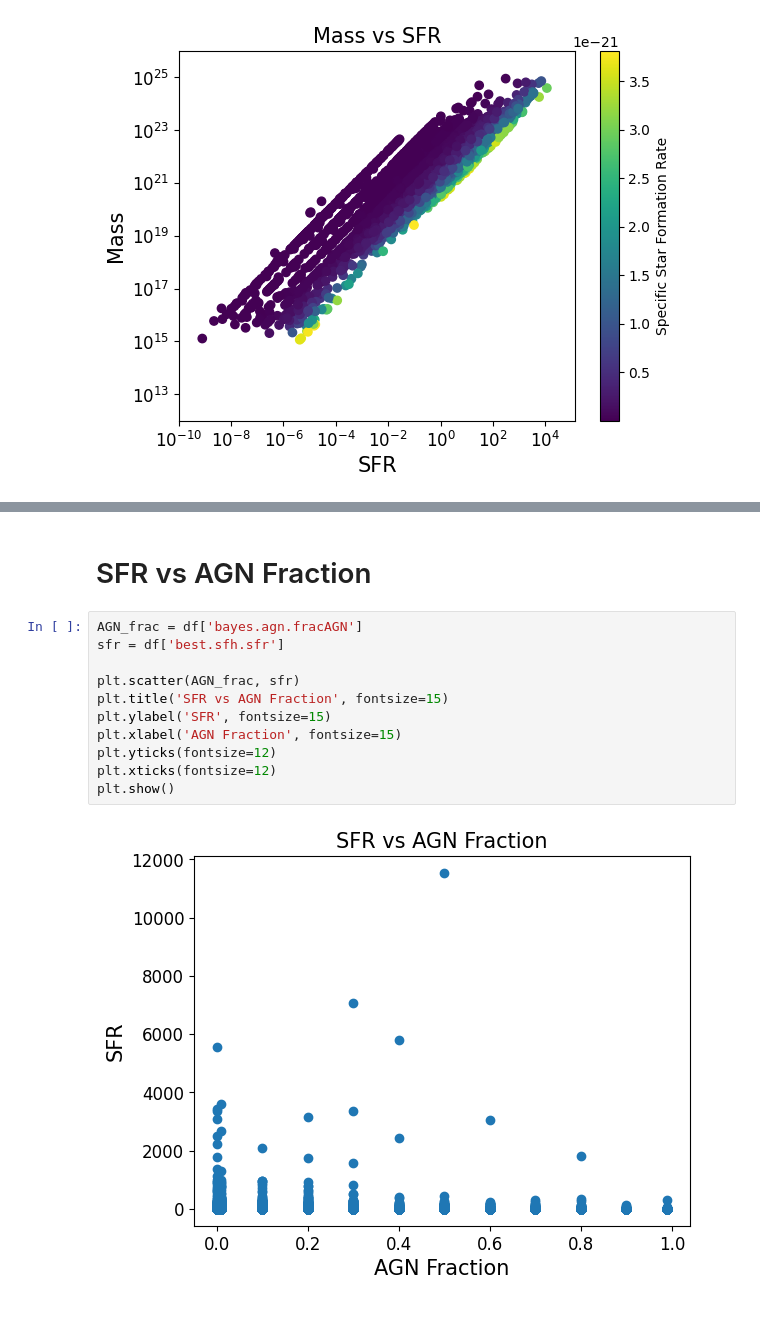
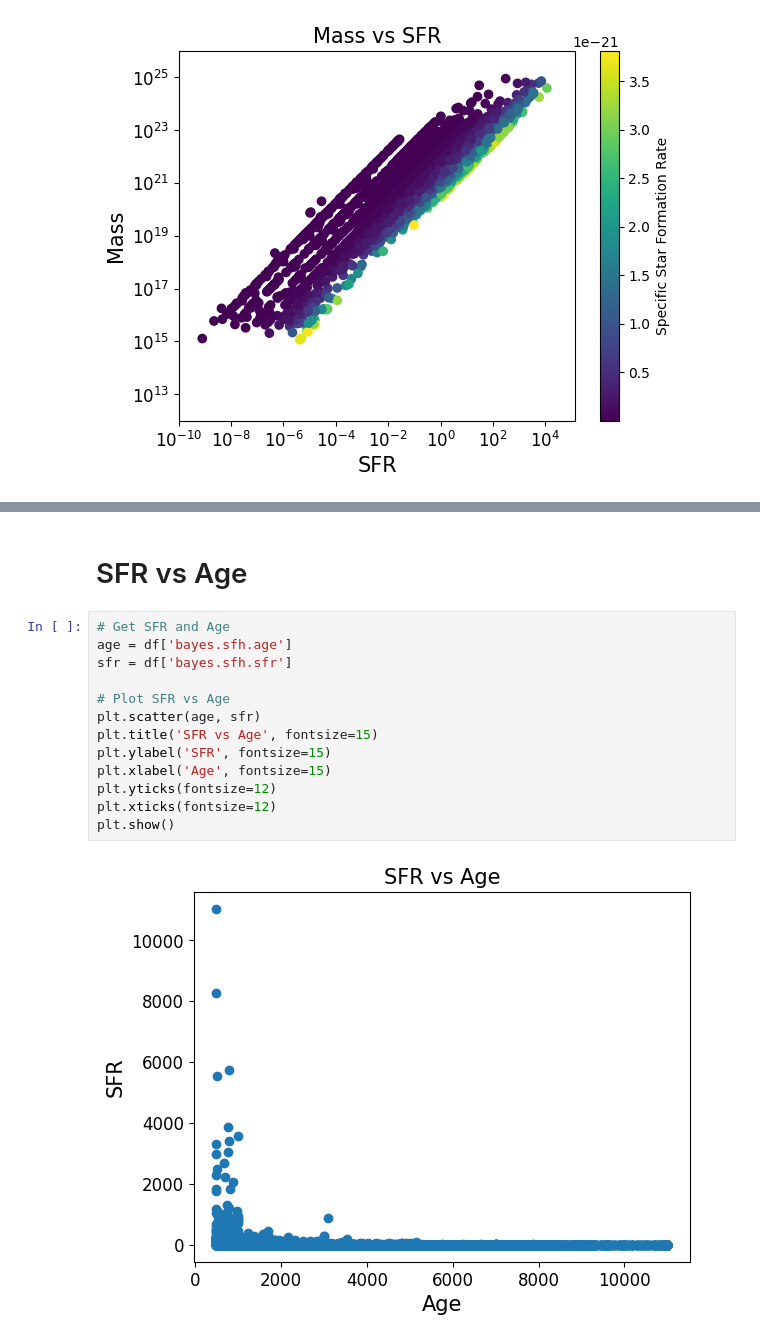
Before and after one commit to daniel-lyon/MPhil-Code, a Jupyter notebook: scaling_plots.ipynb, the cells around one changed output, grey strips where cells are left out. Drawn from its saved outputs; the diff is of its cells as text.

Commit message:
added more plots

```diff
--- a/scaling_plots.ipynb
+++ b/scaling_plots.ipynb
@@ -31,15 +48,17 @@ plt.savefig('CDFS/mass_vs_sfr.png')
 # %% [markdown]
-# SFR vs AGN Fraction
+# SFR vs Age
 # %%
-AGN_frac = df['bayes.agn.fracAGN']
-sfr = df['best.sfh.sfr']
+# Get SFR and Age
+age = df['bayes.sfh.age']
+sfr = df['bayes.sfh.sfr']
 
-plt.scatter(AGN_frac, sfr)
-plt.title('SFR vs AGN Fraction', fontsize=15)
+# Plot SFR vs Age
+plt.scatter(age, sfr)
+plt.title('SFR vs Age', fontsize=15)
 plt.ylabel('SFR', fontsize=15)
-plt.xlabel('AGN Fraction', fontsize=15)
+plt.xlabel('Age', fontsize=15)
 plt.yticks(fontsize=12)
 plt.xticks(fontsize=12)
 plt.show()
 # %% [output]
-[figure, old version]
+[figure, new version]
```
Also changed, not shown: parts of 14 cells of this notebook.
